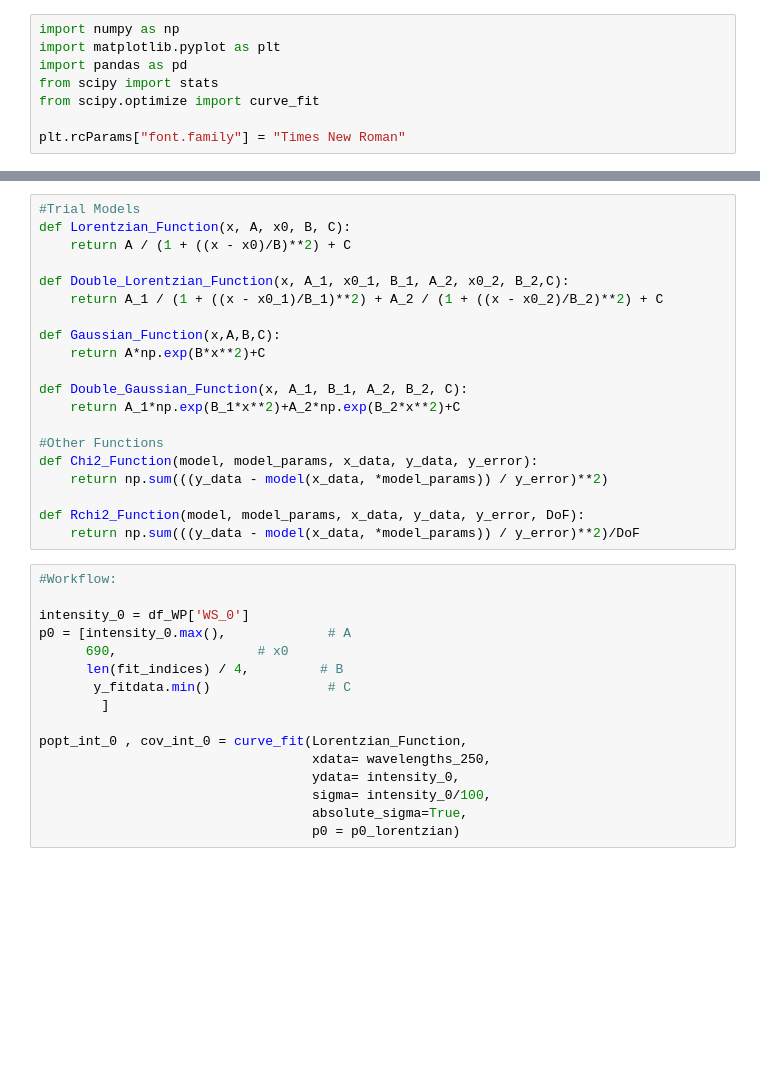
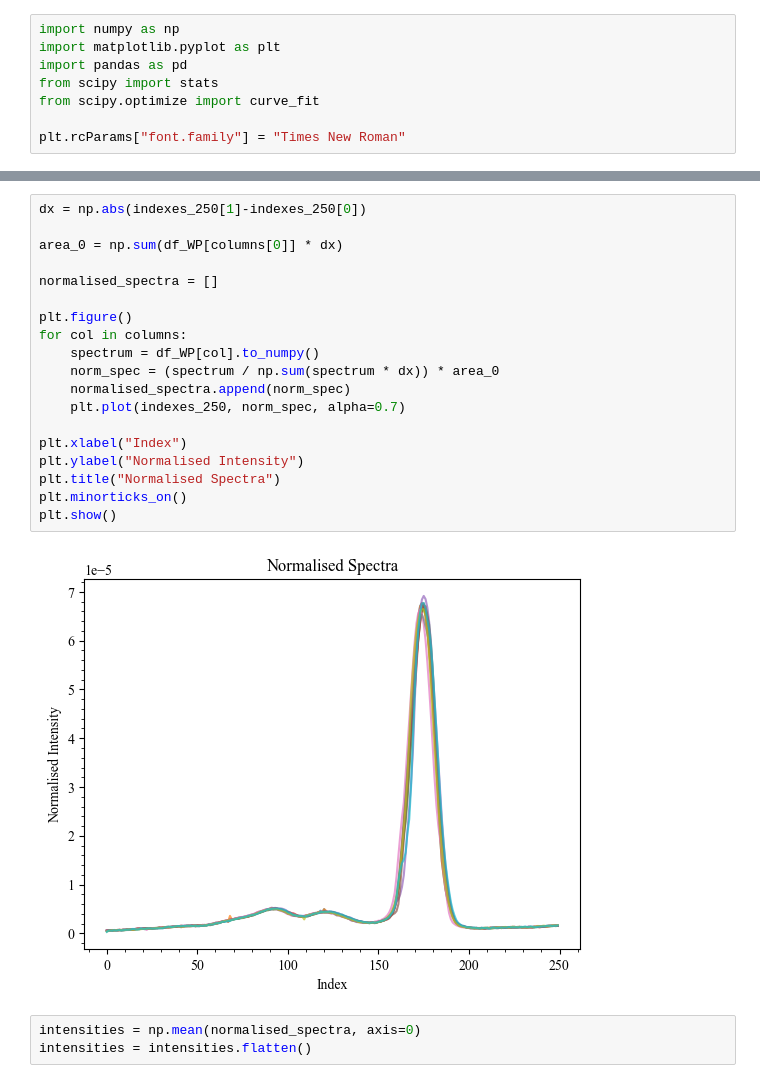
Before and after one commit to Sebastian426/Advanced-Lab-Code, a Jupyter notebook: Intensity_Runs_293K/293k_graph_WS.ipynb, the cells around one changed output, grey strips where cells are left out. Saved outputs shown, nothing was run; the diff lists cells and outputs as text; blank space fills up the shorter version.

```diff
--- a/Intensity_Runs_293K/293k_graph_WS.ipynb
+++ b/Intensity_Runs_293K/293k_graph_WS.ipynb
@@ -52,36 +54,24 @@ plt.axvline(wavelengths_250[150])
 # %%
-#Trial Models
-def Lorentzian_Function(x, A, x0, B, C):
-    return A / (1 + ((x - x0)/B)**2) + C
+dx = np.abs(indexes_250[1]-indexes_250[0])
 
-def Double_Lorentzian_Function(x, A_1, x0_1, B_1, A_2, x0_2, B_2,C):
-    return A_1 / (1 + ((x - x0_1)/B_1)**2) + A_2 / (1 + ((x - x0_2)/B_2)**2) + C
+area_0 = np.sum(df_WP[columns[0]] * dx)
 
-def Gaussian_Function(x,A,B,C):
-    return A*np.exp(B*x**2)+C
+normalised_spectra = []
 
-def Double_Gaussian_Function(x, A_1, B_1, A_2, B_2, C):
-    return A_1*np.exp(B_1*x**2)+A_2*np.exp(B_2*x**2)+C
+plt.figure()
+for col in columns:
+    spectrum = df_WP[col].to_numpy()
+    norm_spec = (spectrum / np.sum(spectrum * dx)) * area_0
+    normalised_spectra.append(norm_spec)
+    plt.plot(indexes_250, norm_spec, alpha=0.7)
 
-#Other Functions
-def Chi2_Function(model, model_params, x_data, y_data, y_error):
-    return np.sum(((y_data - model(x_data, *model_params)) / y_error)**2)
-
-def Rchi2_Function(model, model_params, x_data, y_data, y_error, DoF):
-    return np.sum(((y_data - model(x_data, *model_params)) / y_error)**2)/DoF
+plt.xlabel("Index")
+plt.ylabel("Normalised Intensity")
+plt.title("Normalised Spectra")
+plt.minorticks_on()
+plt.show()
+# %% [output]
+[figure, added]
-# %%
-#Workflow:
-
-intensity_0 = df_WP['WS_0']
-p0 = [intensity_0.max(),             # A
-      690,                  # x0
-      len(fit_indices) / 4,         # B
-       y_fitdata.min()               # C
-        ]
-
-popt_int_0 , cov_int_0 = curve_fit(Lorentzian_Function,
-                                   xdata= wavelengths_250,
-                                   ydata= intensity_0,
-                                   sigma= intensity_0/100,
-                                   absolute_sigma=True,
-                                   p0 = p0_lorentzian)
+# %%
+intensities = np.mean(normalised_spectra, axis=0)
+intensities = intensities.flatten()
```
Also changed, not shown: parts of 5 cells of this notebook, 1 other file.
